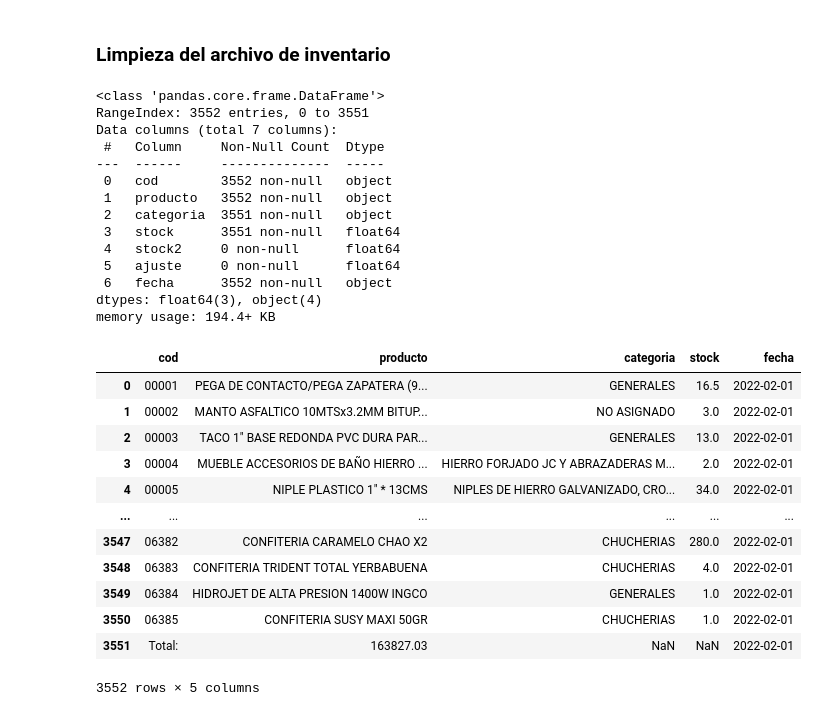
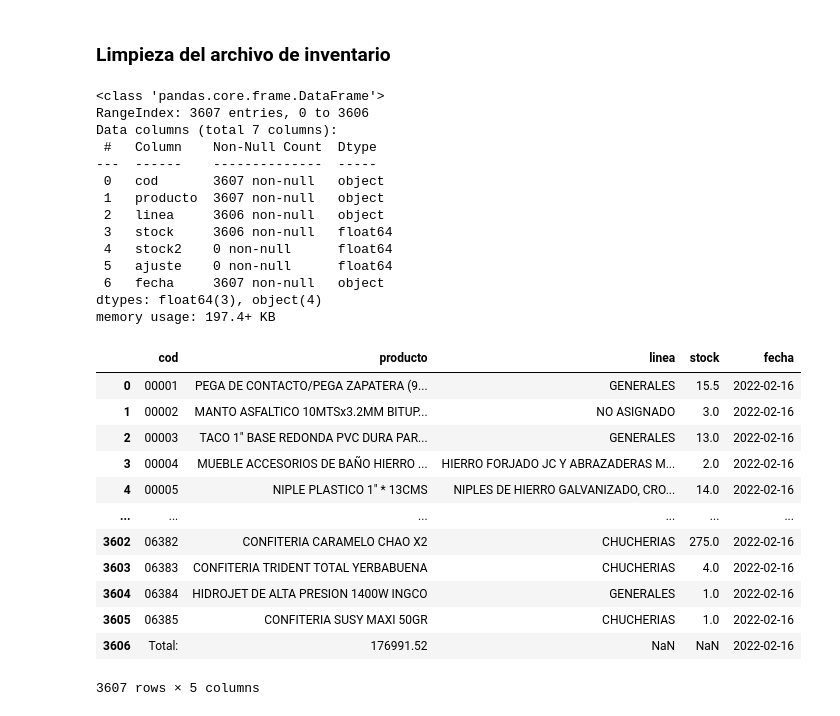
Before and after one commit to dchaconoca/proyecto-ventas, a Jupyter notebook: NB1_analisis_ventas_load.ipynb, the cells around one changed output. Cells and saved outputs as stored; diff of their text form; code cells hidden in the pictures.

```diff
--- a/NB1_analisis_ventas_load.ipynb
+++ b/NB1_analisis_ventas_load.ipynb
@@ -536,39 +1096,39 @@ df_stock
 # %% [markdown]
 ### Limpieza del archivo de inventario
 # %%
-cols = ['cod', 'producto', 'categoria', 'stock', 'stock2', 'ajuste', 'fecha']
+cols = ['cod', 'producto', 'linea', 'stock', 'stock2', 'ajuste', 'fecha']
 df_stock.columns = cols
 df_stock.info()
 # %% [output]
 <class 'pandas.core.frame.DataFrame'>
-RangeIndex: 3552 entries, 0 to 3551
+RangeIndex: 3607 entries, 0 to 3606
 Data columns (total 7 columns):
- #   Column     Non-Null Count  Dtype
----  ------     --------------  -----
- 0   cod        3552 non-null   object
- 1   producto   3552 non-null   object
- 2   categoria  3551 non-null   object
- 3   stock      3551 non-null   float64
- 4   stock2     0 non-null      float64
- 5   ajuste     0 non-null      float64
- 6   fecha      3552 non-null   object
+ #   Column    Non-Null Count  Dtype
+---  ------    --------------  -----
+ 0   cod       3607 non-null   object
+ 1   producto  3607 non-null   object
+ 2   linea     3606 non-null   object
+ 3   stock     3606 non-null   float64
+ 4   stock2    0 non-null      float64
+ 5   ajuste    0 non-null      float64
+ 6   fecha     3607 non-null   object
 dtypes: float64(3), object(4)
-memory usage: 194.4+ KB
+memory usage: 197.4+ KB
 # %%
 # Guardamos solo la información que nos interesa
-df_stock = df_stock.loc[:,['cod', 'producto', 'categoria', 'stock', 'fecha']]
+df_stock = df_stock.loc[:,['cod', 'producto', 'linea', 'stock', 'fecha']]
 df_stock
 # %% [output]
-|  | cod | producto | categoria | stock | fecha |
-| 0 | 00001 | PEGA DE CONTACTO/PEGA ZAPATERA (9... | GENERALES | 16.5 | 2022-02-01 |
-| 1 | 00002 | MANTO ASFALTICO 10MTSx3.2MM BITUP... | NO ASIGNADO | 3.0 | 2022-02-01 |
-| 2 | 00003 | TACO 1" BASE REDONDA PVC DURA PAR... | GENERALES | 13.0 | 2022-02-01 |
-| 3 | 00004 | MUEBLE ACCESORIOS DE BAÑO HIERRO ... | HIERRO FORJADO JC Y ABRAZADERAS M... | 2.0 | 2022-02-01 |
-| 4 | 00005 | NIPLE PLASTICO 1" * 13CMS | NIPLES DE HIERRO GALVANIZADO, CRO... | 34.0 | 2022-02-01 |
+|  | cod | producto | linea | stock | fecha |
+| 0 | 00001 | PEGA DE CONTACTO/PEGA ZAPATERA (9... | GENERALES | 15.5 | 2022-02-16 |
+| 1 | 00002 | MANTO ASFALTICO 10MTSx3.2MM BITUP... | NO ASIGNADO | 3.0 | 2022-02-16 |
+| 2 | 00003 | TACO 1" BASE REDONDA PVC DURA PAR... | GENERALES | 13.0 | 2022-02-16 |
+| 3 | 00004 | MUEBLE ACCESORIOS DE BAÑO HIERRO ... | HIERRO FORJADO JC Y ABRAZADERAS M... | 2.0 | 2022-02-16 |
+| 4 | 00005 | NIPLE PLASTICO 1" * 13CMS | NIPLES DE HIERRO GALVANIZADO, CRO... | 14.0 | 2022-02-16 |
 | ... | ... | ... | ... | ... | ... |
-| 3547 | 06382 | CONFITERIA CARAMELO CHAO X2 | CHUCHERIAS | 280.0 | 2022-02-01 |
-| 3548 | 06383 | CONFITERIA TRIDENT TOTAL YERBABUENA | CHUCHERIAS | 4.0 | 2022-02-01 |
-| 3549 | 06384 | HIDROJET DE ALTA PRESION 1400W INGCO | GENERALES | 1.0 | 2022-02-01 |
-| 3550 | 06385 | CONFITERIA SUSY MAXI 50GR | CHUCHERIAS | 1.0 | 2022-02-01 |
-| 3551 | Total: | 163827.03 | NaN | NaN | 2022-02-01 |
+| 3602 | 06382 | CONFITERIA CARAMELO CHAO X2 | CHUCHERIAS | 275.0 | 2022-02-16 |
+| 3603 | 06383 | CONFITERIA TRIDENT TOTAL YERBABUENA | CHUCHERIAS | 4.0 | 2022-02-16 |
+| 3604 | 06384 | HIDROJET DE ALTA PRESION 1400W INGCO | GENERALES | 1.0 | 2022-02-16 |
+| 3605 | 06385 | CONFITERIA SUSY MAXI 50GR | CHUCHERIAS | 1.0 | 2022-02-16 |
+| 3606 | Total: | 176991.52 | NaN | NaN | 2022-02-16 |
-3552 rows × 5 columns
+3607 rows × 5 columns
```
Also changed, not shown: parts of 68 cells of this notebook, 19 other files.
